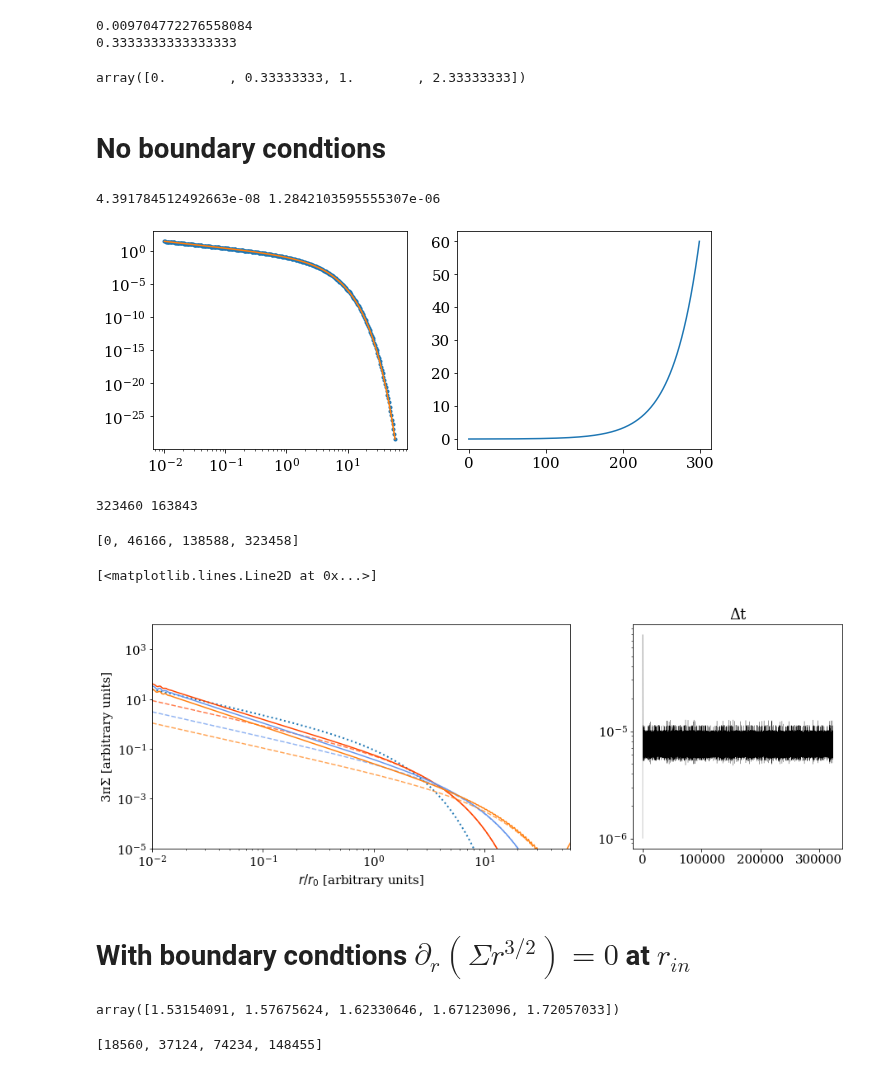
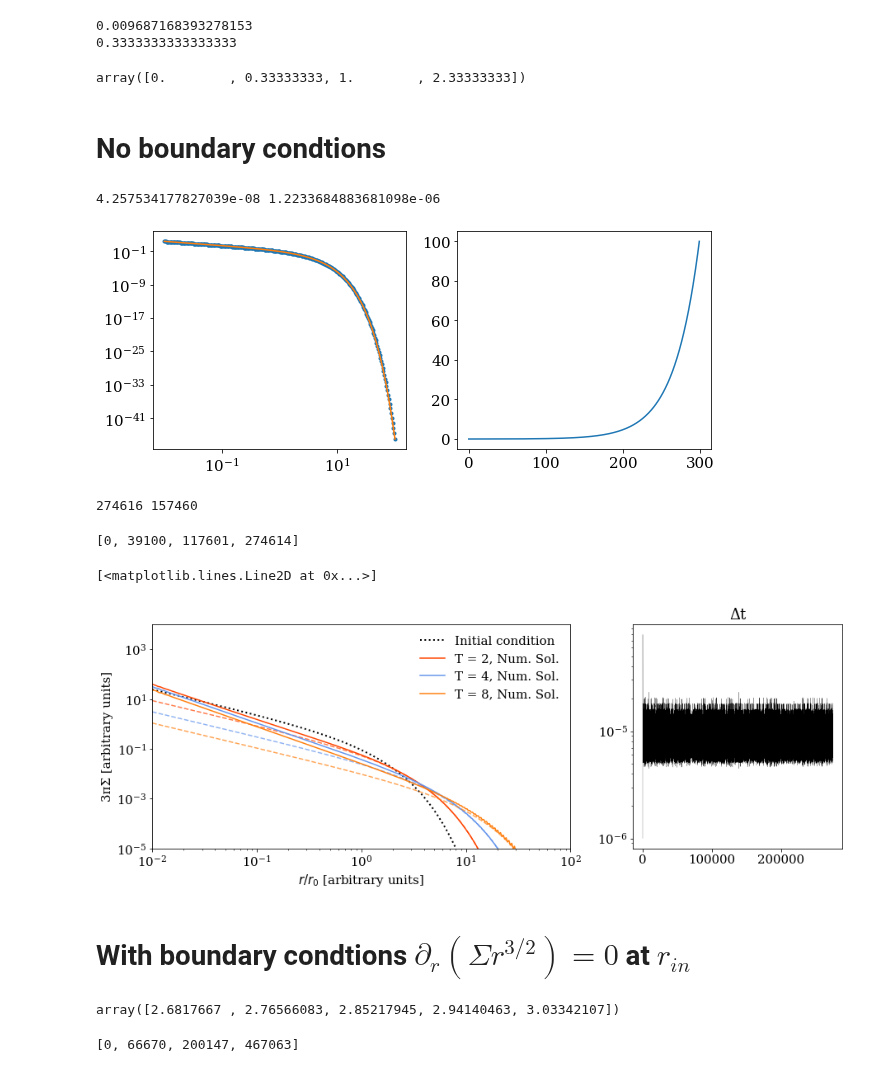
Before and after one commit to agent031/bachelor_code, a Jupyter notebook: Explicit_solutions/explicit_powerlaw.ipynb, the cells around one changed output. Saved outputs shown, nothing was run; the diff lists cells and outputs as text; code cells hidden in the pictures.

```diff
--- a/Explicit_solutions/explicit_powerlaw.ipynb
+++ b/Explicit_solutions/explicit_powerlaw.ipynb
@@ -21,7 +21,7 @@ mpl.rc('font', **font)
 # %%
 N = 300
 r_i = 0.01
-r_f = 60
+r_f = 100
 r = np.logspace(np.log10(r_i), np.log10(r_f), N)
 print(r[0] - np.diff(r)[0])
 
@@ -34,7 +34,7 @@ T_func = lambda t, ts: t / ts + 1
 T_plot = np.array([1, 2, 4, 8])
 t_func(T_plot, t_s)
 # %% [output]
-0.009704772276558084
+0.009687168393278153
 0.3333333333333333
 array([0.        , 0.33333333, 1.        , 2.33333333])
 # %%
@@ -88,8 +88,8 @@ axs[1].plot(r)
 δΣ = np.linalg.norm(res[r <=1e1] - Σ0[r <= 1e1])
 print(δΣ, np.min(np.abs(Σ0[r <= 1e1])))
 # %% [output]
-4.391784512492663e-08 1.2842103595555307e-06
+4.257534177827039e-08 1.2233684883681098e-06
-[figure, old version]
+[figure, new version]
 # %%
 Σ0 = Σ_initial_norm(r)
 sol = []
@@ -107,7 +107,8 @@ error_area = 1e1
 while t <= t_func(T_plot[-1], t_s):
     res = Σ_step(Σ0, Δt)
 
-    δΣ = np.linalg.norm(res - Σ0) / np.linalg.norm(Σ0)
+    #δΣ = np.linalg.norm(res - Σ0) / np.linalg.norm(Σ0)
+    δΣ = np.abs((res - Σ0) / (np.abs(Σ0) + ε_abs)).max()
     ε_tol = ε_rel
 
     if δΣ == 0:
@@ -138,28 +139,30 @@ while t <= t_func(T_plot[-1], t_s):
 # %%
 print(len(sol), rejected)
 # %% [output]
-323460 163843
+274616 157460
 # %%
 i_t = []
 for T in T_plot:
     i_t.append(np.argmin(abs(T_func(np.asarray(t_solved), t_s) - T)))
 i_t
 # %% [output]
-[0, 46166, 138588, 323458]
+[0, 39100, 117601, 274614]
 # %%
 fig, axs = plt.subplots(1,2, figsize=(15,5), gridspec_kw={'width_ratios': [2, 1]})
 
 axs[0].set(xlabel='$r/r_0$ [arbitrary units]', ylabel='3πΣ [arbitrary units]', ylim = (1e-5, 1e4), xlim = (r_i, r_f))
-axs[0].loglog(r, Σ_initial_norm(r), ls=':', lw = 2)
+
+axs[0].loglog(r, Σ_initial_norm(r), ls=':', lw = 2, label = 'Initial condition', c = 'black')
 for i, col in zip(i_t[1:], color_use):
-    axs[0].plot(r, sol[i], label = f'T = {t_solved[i] * 12:1.3f}', c = col)
+    axs[0].plot(r, sol[i], label = f'T = {T_func(t_solved[i], t_s):1.0f}, Num. Sol.', c = col)
     axs[0].loglog(r, Σ(r, T_func(np.asarray(t_solved)[i], t_s)), c = col, ls='--', alpha = 0.7)
+axs[0].legend(frameon = False)
 
 axs[1].set(title = 'Δt')
 axs[1].semilogy(Δt_solved, '-', lw=0.2, c = 'black')
 # %% [output]
 [<matplotlib.lines.Line2D at 0x...>]
-[figure, old version]
+[figure, new version]
 # %% [markdown]
 # With boundary condtions $\partial_r(\Sigma r^{3/2})=0$ at $r_{in}$
 # %%
@@ -167,7 +170,7 @@ axs[1].semilogy(Δt_solved, '-', lw=0.2, c = 'black')
 r_ghost = np.concatenate((np.array([r[0] - Δr[0]]), r, np.array([r[-1] + Δr[-1]])))
 Δr[-5:]
 # %% [output]
-array([1.53154091, 1.57675624, 1.62330646, 1.67123096, 1.72057033])
+array([2.6817667 , 2.76566083, 2.85217945, 2.94140463, 3.03342107])
 # %%
 s = 3
 
@@ -232,8 +246,8 @@ while t < t_func(T_plot[-1], t_s):
     Δt = Δt_next
 # %%
 i_t = []
-for τ in T_plot:
-    i_t.append(np.argmin(abs(τ - np.asarray(t_solved) * 12)))
+for T in T_plot:
+    i_t.append(np.argmin(abs(T_func(np.asarray(t_solved), t_s) - T)))
 i_t
 # %% [output]
-[18560, 37124, 74234, 148455]
+[0, 66670, 200147, 467063]
```
Also changed, not shown: parts of 5 cells of this notebook, 1 other file.
